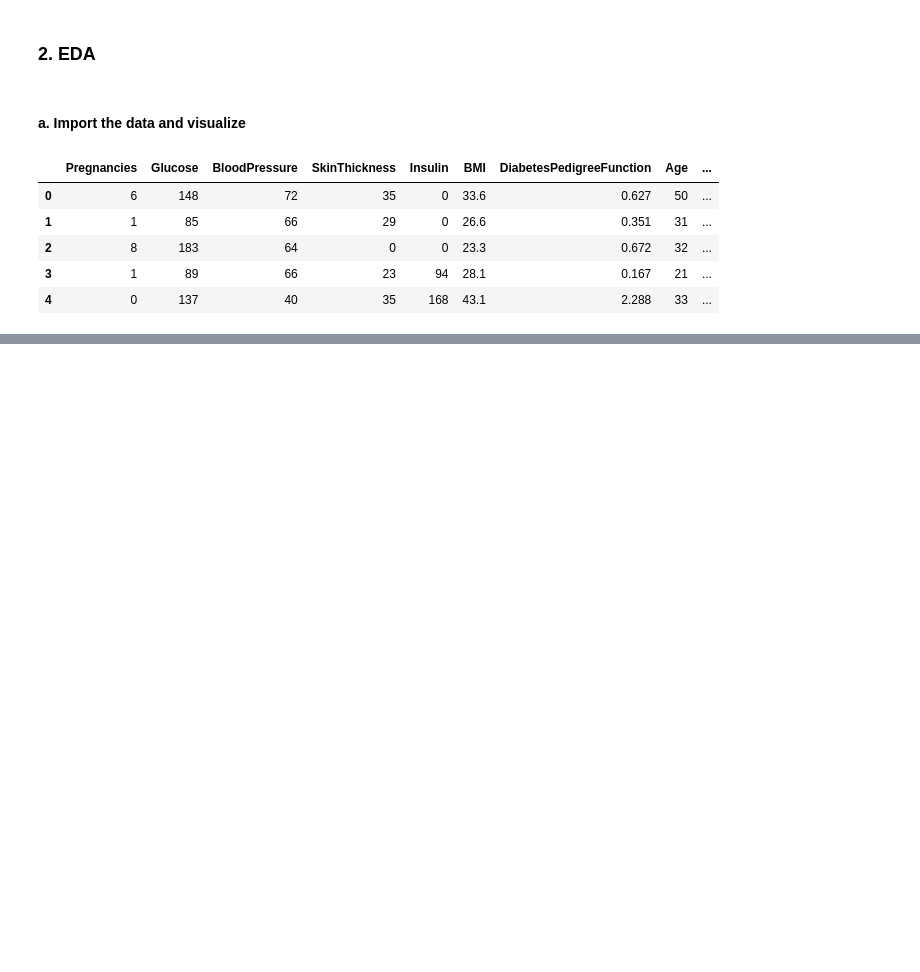
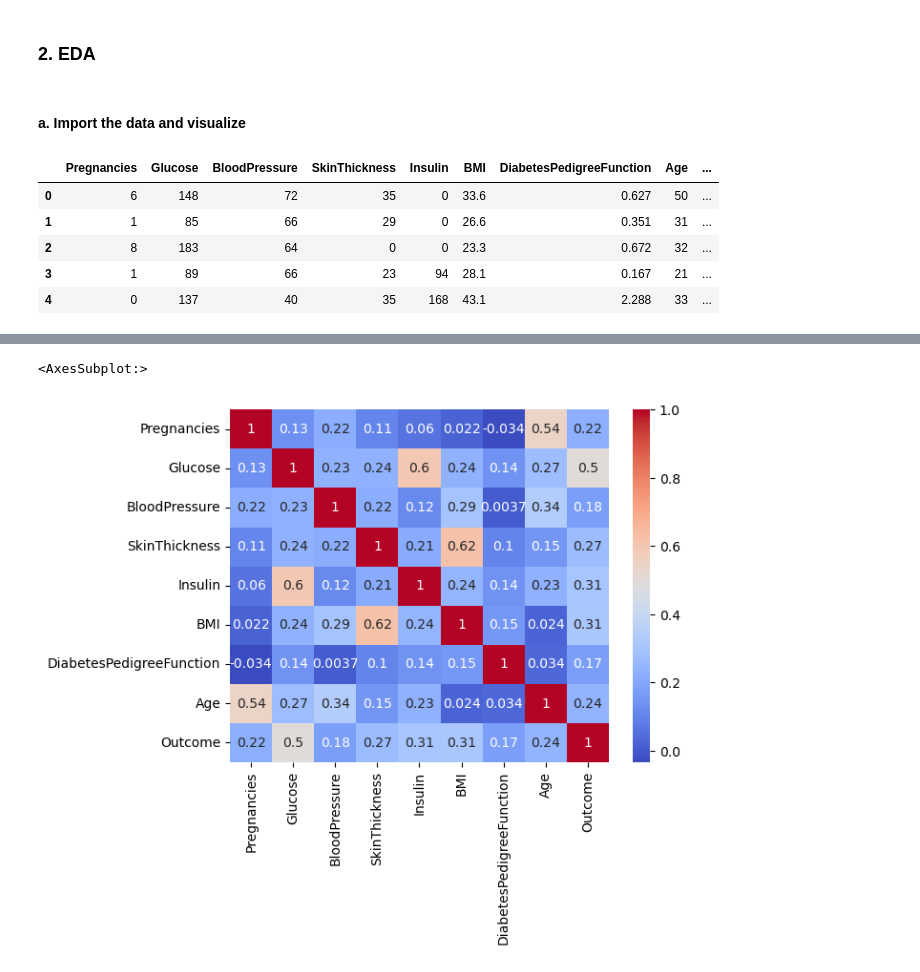
Before and after one commit to wooziemcic/PIMA-Diabetes-Prediction, a Jupyter notebook: Diabetes Detection.ipynb, the cells around one changed output, grey strips where cells are left out. Drawn from its saved outputs; the diff is of its cells as text; code cells hidden in the pictures; blank space fills up the shorter version.

```diff
--- a/Diabetes Detection.ipynb
+++ b/Diabetes Detection.ipynb
@@ -19,0 +109,21 @@ df.head()
+# %%
+# convert the 0 to nan
+cols = list(df.columns)[:-1]
+cols.remove('Pregnancies')
+cols.remove('DiabetesPedigreeFunction')
+df[cols] = df[cols].replace({'0':np.nan, 0:np.nan})
+
+# use the KNN imputer
+# Split the dataset into features and target variable
+X = df.drop(columns=['Outcome'])
+y = df['Outcome']
+
+# Use KNNImputer to impute missing values using regression
+imputer = KNNImputer(n_neighbors=2)
+X_imputed = imputer.fit_transform(X)
+
+# Create a new DataFrame with imputed values
+df_imputed = pd.DataFrame(X_imputed, columns=X.columns)
+
+# Merge the imputed values with the target variable
+df_imputed['Outcome'] = y
@@ -19,0 +139,9 @@ df.head()
+# %%
+# Compute the correlation matrix
+corr = df_imputed.corr()
+
+# Create a heatmap of the correlation matrix
+sns.heatmap(corr, annot=True, cmap='coolwarm')
+# %% [output]
+<AxesSubplot:>
+[figure, added]
```
Also changed, not shown: parts of 13 cells of this notebook.
